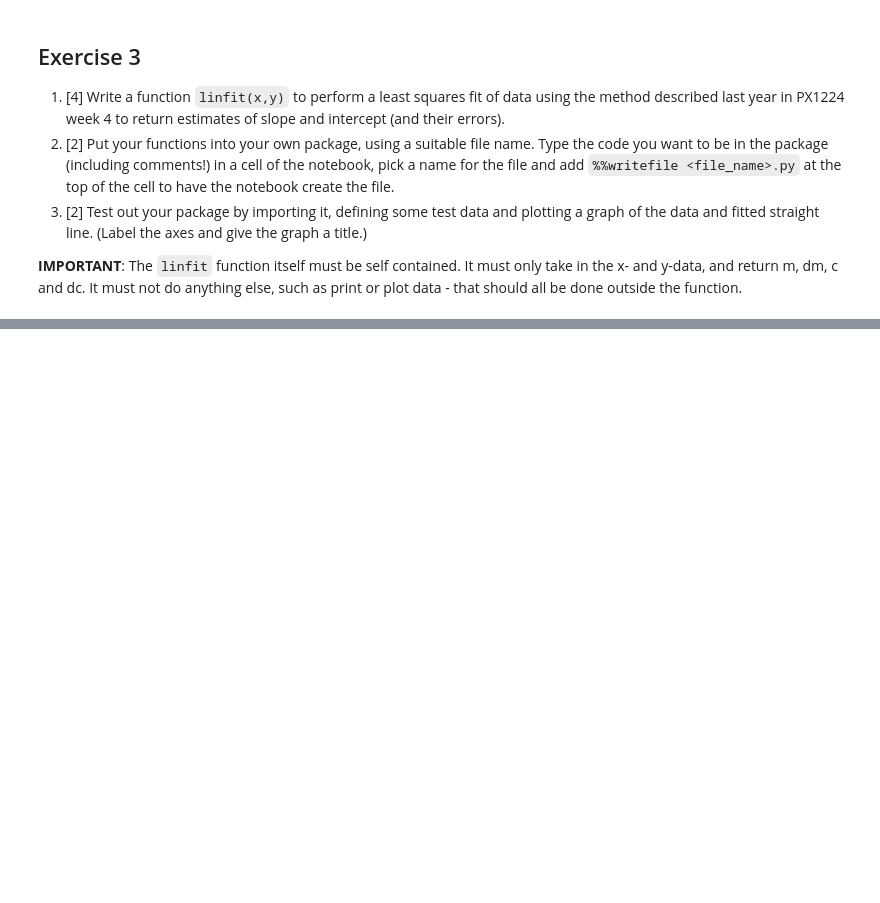
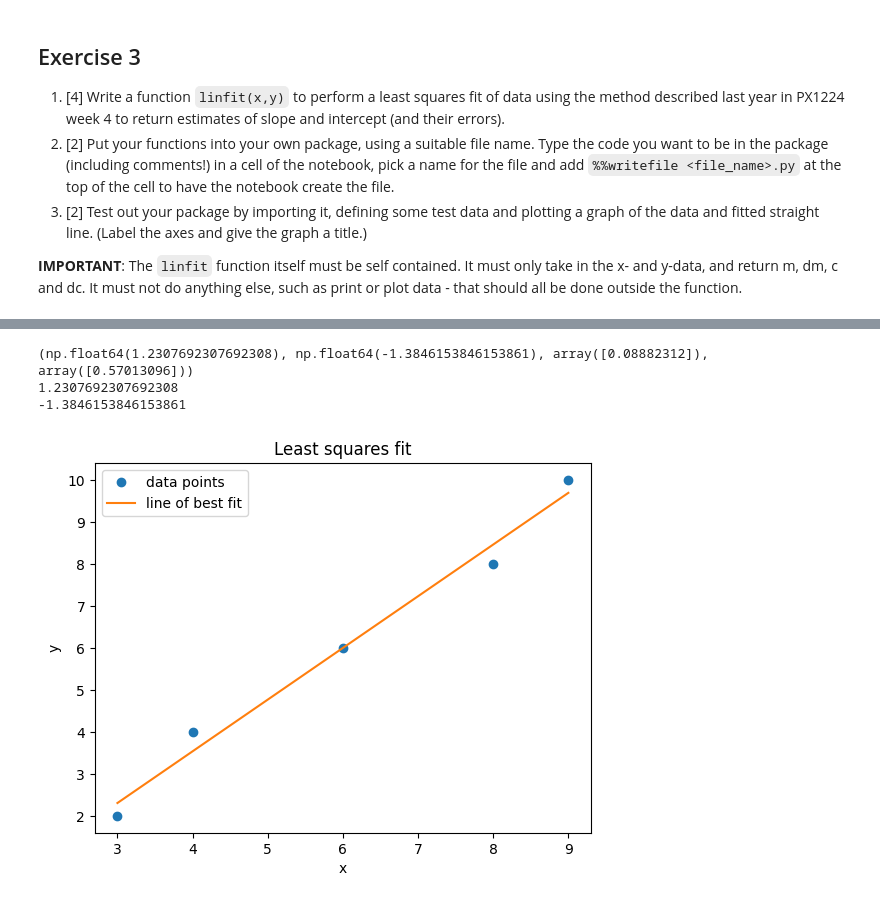
Before and after one commit to PX2145-2025/week-2-b-Anest-Cunliffe, a Jupyter notebook: Functions.ipynb, the cells around one changed output, grey strips where cells are left out. Saved outputs shown, nothing was run; the diff lists cells and outputs as text; code cells hidden in the pictures; blank space fills up the shorter version.

```diff
--- a/Functions.ipynb
+++ b/Functions.ipynb
@@ -418,0 +408,23 @@ IndentationError: expected an indented block after function definition on line 5
+# %%
+import numpy as np
+from myfile import linfit
+import matplotlib.pyplot as plt
+x_array= np.array([3,4,6,8,9])
+y_array=np.array([2,4,6,8,10])
+m, c, dm, dc = linfit(x_array, y_array)
+print(linfit(x_array, y_array))
+print(m)
+print(c)
+y = m * x_array + c
+plt.plot(x_array, y_array, 'o', label='data points')
+plt.plot(x_array, y, label='line of best fit')
+plt.title('Least squares fit')
+plt.xlabel('x')
+plt.ylabel('y')
+plt.legend()
+plt.show()
+# %% [output]
+(np.float64(1.2307692307692308), np.float64(-1.3846153846153861), array([0.08882312]), array([0.57013096]))
+1.2307692307692308
+-1.3846153846153861
+[figure, added]
```
Also changed, not shown: parts of 4 cells of this notebook.
